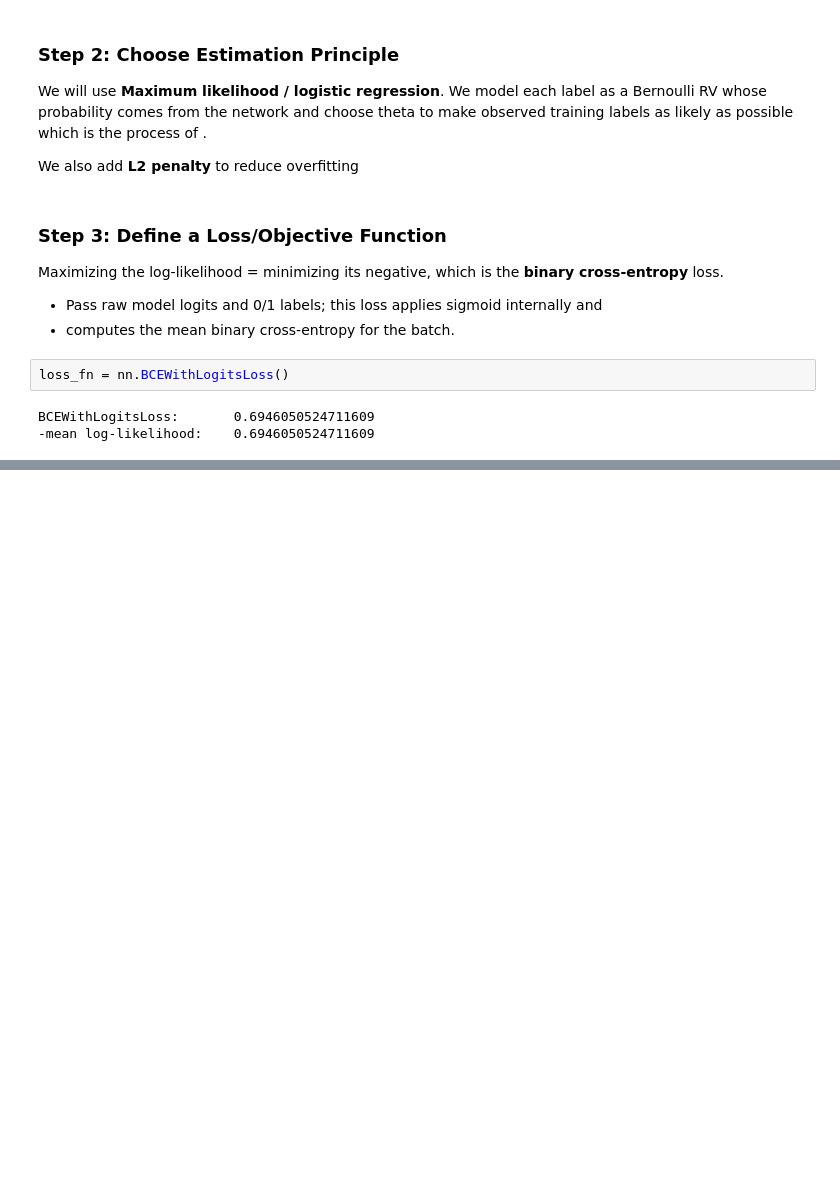
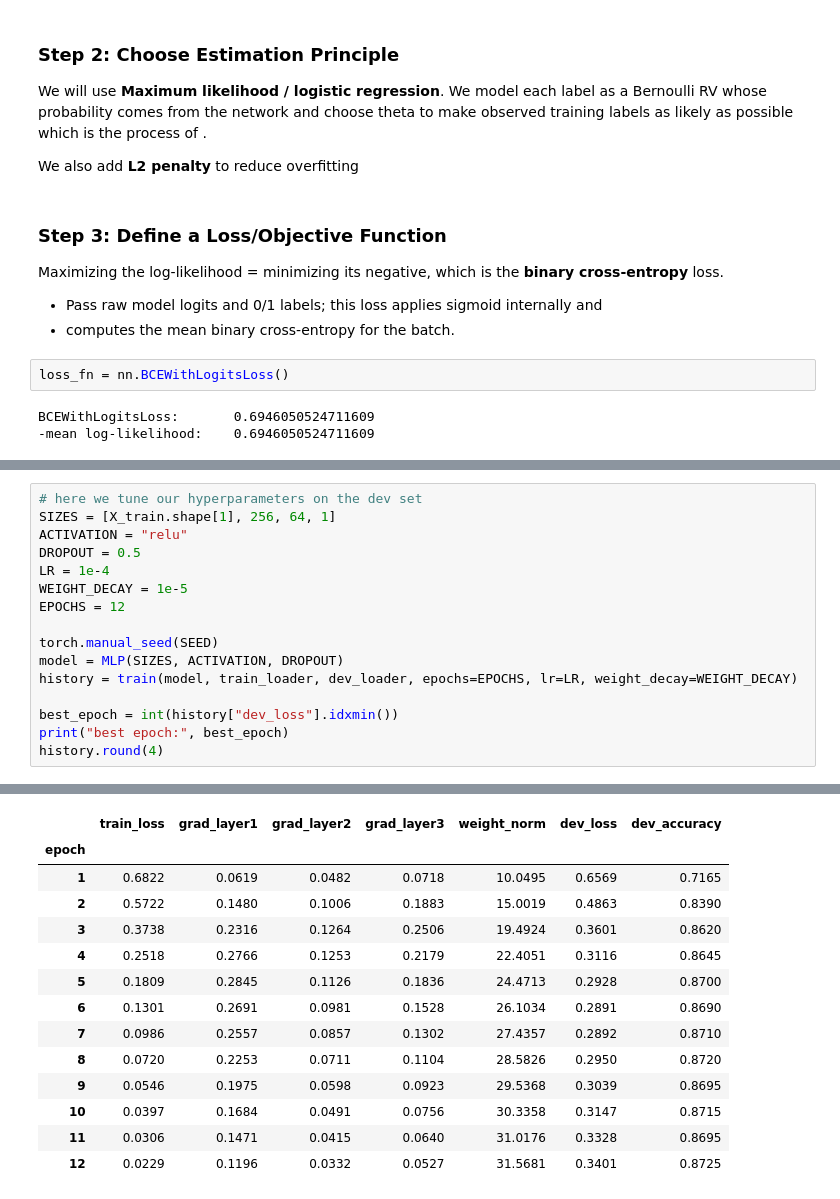
Before and after one commit to rachichi/human-or-ai-submissions-team-27, a Jupyter notebook: submissions/team_27/neuralnet_rl998.ipynb, the cells around one changed output, grey strips where cells are left out. Drawn from its saved outputs; the diff is of its cells as text; blank space fills up the shorter version.

```diff
--- a/submissions/team_27/neuralnet_rl998.ipynb
+++ b/submissions/team_27/neuralnet_rl998.ipynb
@@ -216,0 +279,17 @@ PyTorch's `loss.backward()` derives the gradient with cross entropy and sigmoid
+# %%
+# here we tune our hyperparameters on the dev set
+SIZES = [X_train.shape[1], 256, 64, 1]
+ACTIVATION = "relu"
+DROPOUT = 0.5
+LR = 1e-4
+WEIGHT_DECAY = 1e-5
+EPOCHS = 12
+
+torch.manual_seed(SEED)
+model = MLP(SIZES, ACTIVATION, DROPOUT)
+history = train(model, train_loader, dev_loader, epochs=EPOCHS, lr=LR, weight_decay=WEIGHT_DECAY)
+
+best_epoch = int(history["dev_loss"].idxmin())
+print("best epoch:", best_epoch)
+history.round(4)
+# %% [output]
@@ -216,0 +309,14 @@ PyTorch's `loss.backward()` derives the gradient with cross entropy and sigmoid
+|  | train_loss | grad_layer1 | grad_layer2 | grad_layer3 | weight_norm | dev_loss | dev_accuracy |
+| epoch |  |  |  |  |  |  |  |
+| 1 | 0.6822 | 0.0619 | 0.0482 | 0.0718 | 10.0495 | 0.6569 | 0.7165 |
+| 2 | 0.5722 | 0.1480 | 0.1006 | 0.1883 | 15.0019 | 0.4863 | 0.8390 |
+| 3 | 0.3738 | 0.2316 | 0.1264 | 0.2506 | 19.4924 | 0.3601 | 0.8620 |
+| 4 | 0.2518 | 0.2766 | 0.1253 | 0.2179 | 22.4051 | 0.3116 | 0.8645 |
+| 5 | 0.1809 | 0.2845 | 0.1126 | 0.1836 | 24.4713 | 0.2928 | 0.8700 |
+| 6 | 0.1301 | 0.2691 | 0.0981 | 0.1528 | 26.1034 | 0.2891 | 0.8690 |
+| 7 | 0.0986 | 0.2557 | 0.0857 | 0.1302 | 27.4357 | 0.2892 | 0.8710 |
+| 8 | 0.0720 | 0.2253 | 0.0711 | 0.1104 | 28.5826 | 0.2950 | 0.8720 |
+| 9 | 0.0546 | 0.1975 | 0.0598 | 0.0923 | 29.5368 | 0.3039 | 0.8695 |
+| 10 | 0.0397 | 0.1684 | 0.0491 | 0.0756 | 30.3358 | 0.3147 | 0.8715 |
+| 11 | 0.0306 | 0.1471 | 0.0415 | 0.0640 | 31.0176 | 0.3328 | 0.8695 |
+| 12 | 0.0229 | 0.1196 | 0.0332 | 0.0527 | 31.5681 | 0.3401 | 0.8725 |
```
Also changed, not shown: parts of 5 cells of this notebook.
